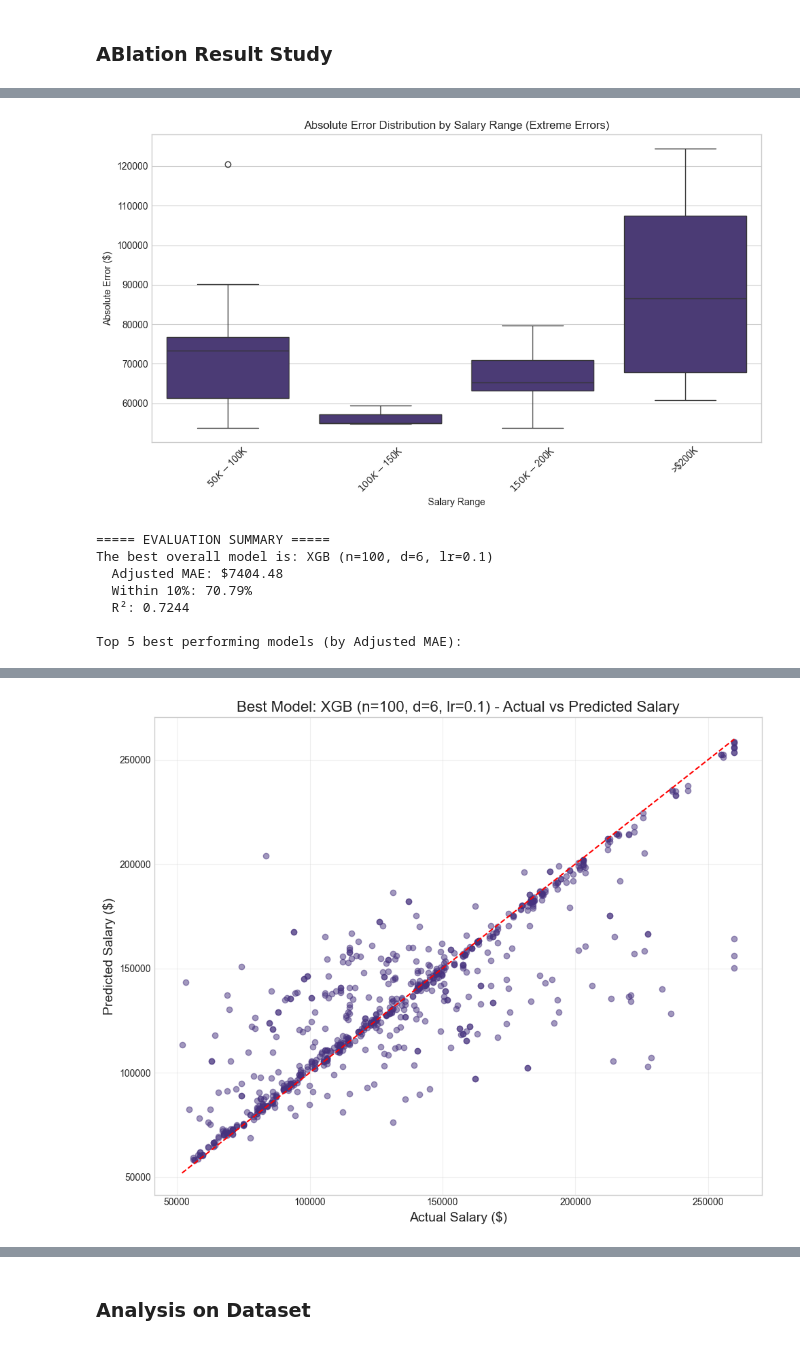
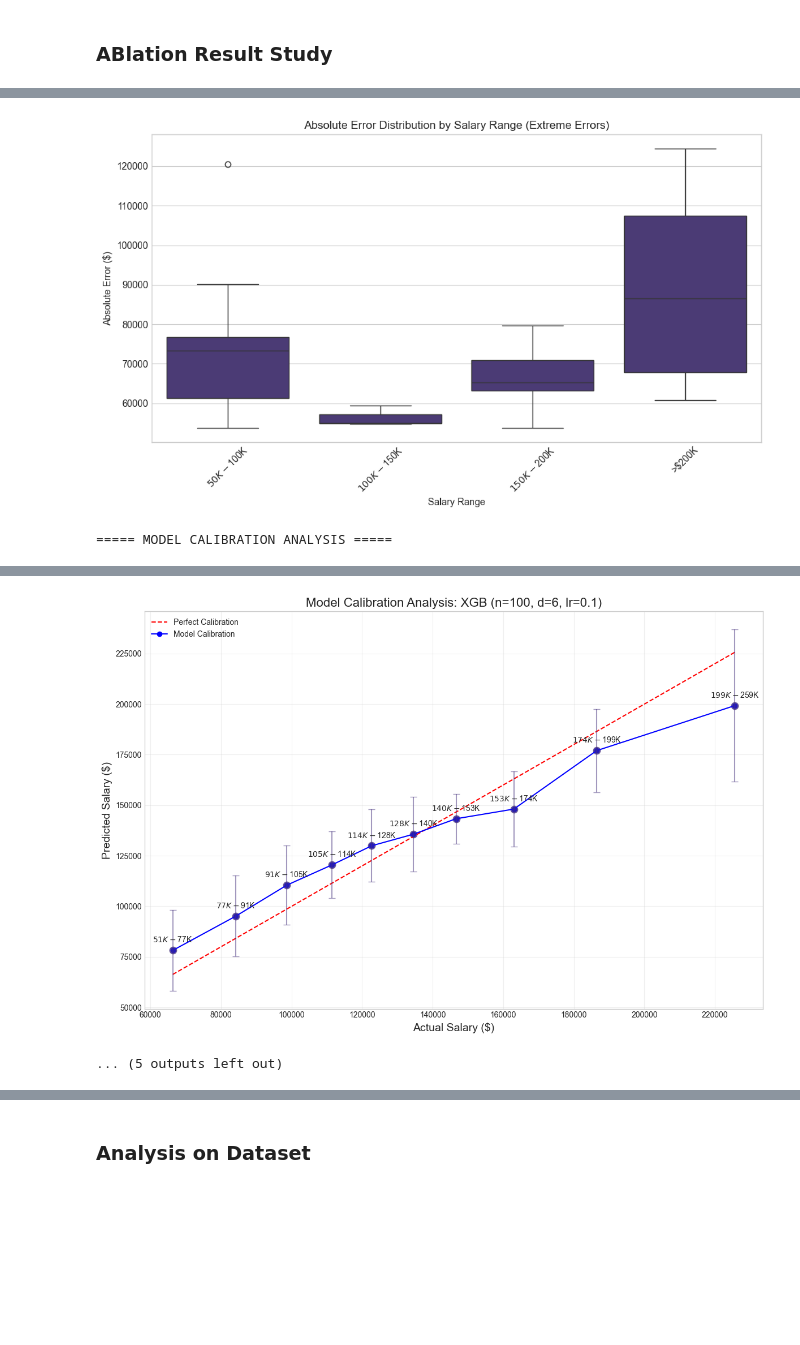
Before and after one commit to sarthak815/salarysense-cs6120, a Jupyter notebook: glassdoor_model.ipynb, the cells around one changed output, grey strips where cells are left out. Saved outputs shown, nothing was run; the diff lists cells and outputs as text; code cells hidden in the pictures; blank space fills up the shorter version.

Commit message:
updated model

```diff
--- a/glassdoor_model.ipynb
+++ b/glassdoor_model.ipynb
@@ -819,9 +819,9 @@ def complete_evaluation_strategy(X, y):
 # %% [markdown]
 ### ABlation Result Study
 # %%
-# Execute the complete evaluation strategy
+# Now execute with the updated return value
 print("Starting comprehensive model evaluation...")
-ablation_results, results_df, extreme_errors_df = complete_evaluation_strategy(X, y_avg)
+ablation_results, results_df, extreme_errors_df, calibration_summary = complete_evaluation_strategy(X, y_avg)
 
 # Display the top 5 best models
 print("\nTop 5 best performing models (by Adjusted MAE):")
@@ -890,10 +890,4 @@ Summary statistics for extreme errors:
   >$200K: 17 (45.9%)
 [figure]
 [figure]
-===== EVALUATION SUMMARY =====
-The best overall model is: XGB (n=100, d=6, lr=0.1)
-  Adjusted MAE: $7404.48
-  Within 10%: 70.79%
-  R²: 0.7244
-
-Top 5 best performing models (by Adjusted MAE):
+===== MODEL CALIBRATION ANALYSIS =====
@@ -906 +894,2 @@ Top 5 best performing models (by Adjusted MAE):
-[figure, old version]
+[figure, new version]
+... (5 outputs left out)
```
Also changed, not shown: parts of 4 cells of this notebook, 1 other file.
